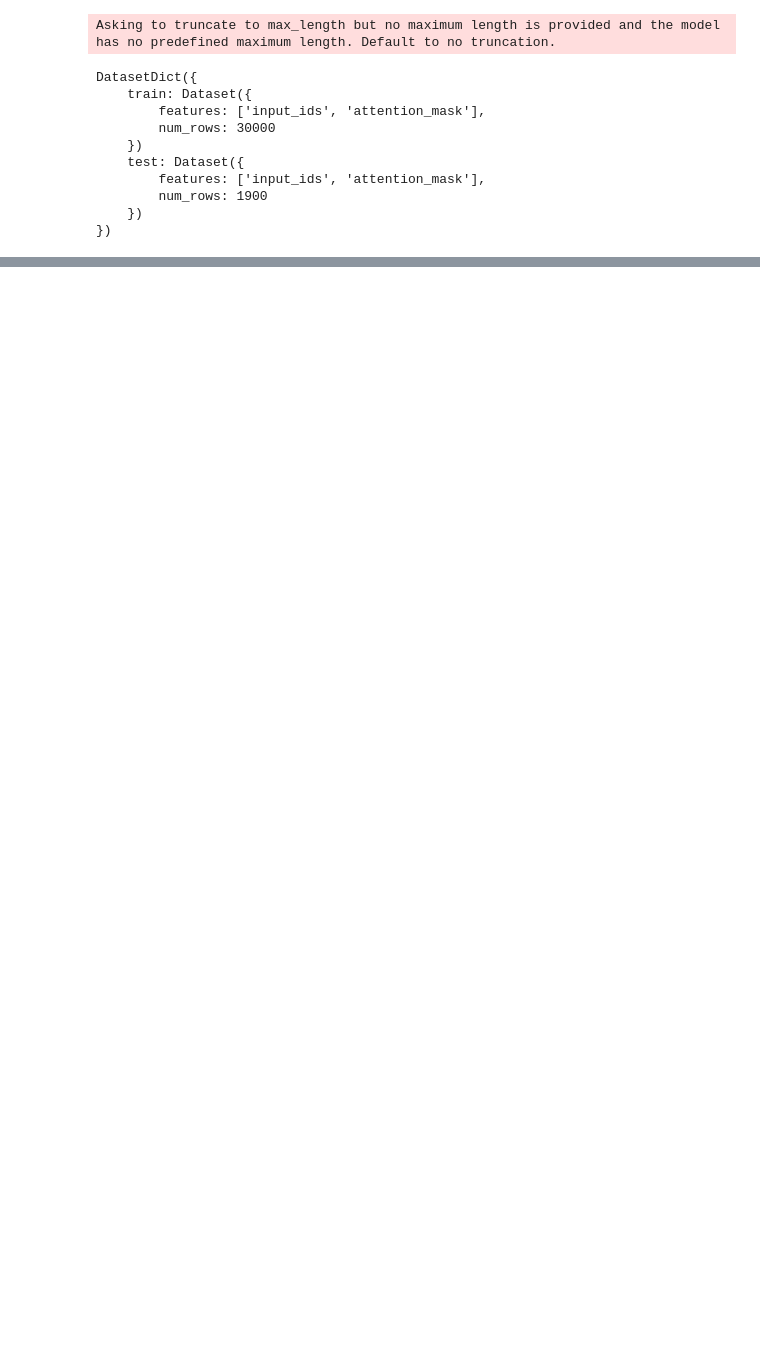
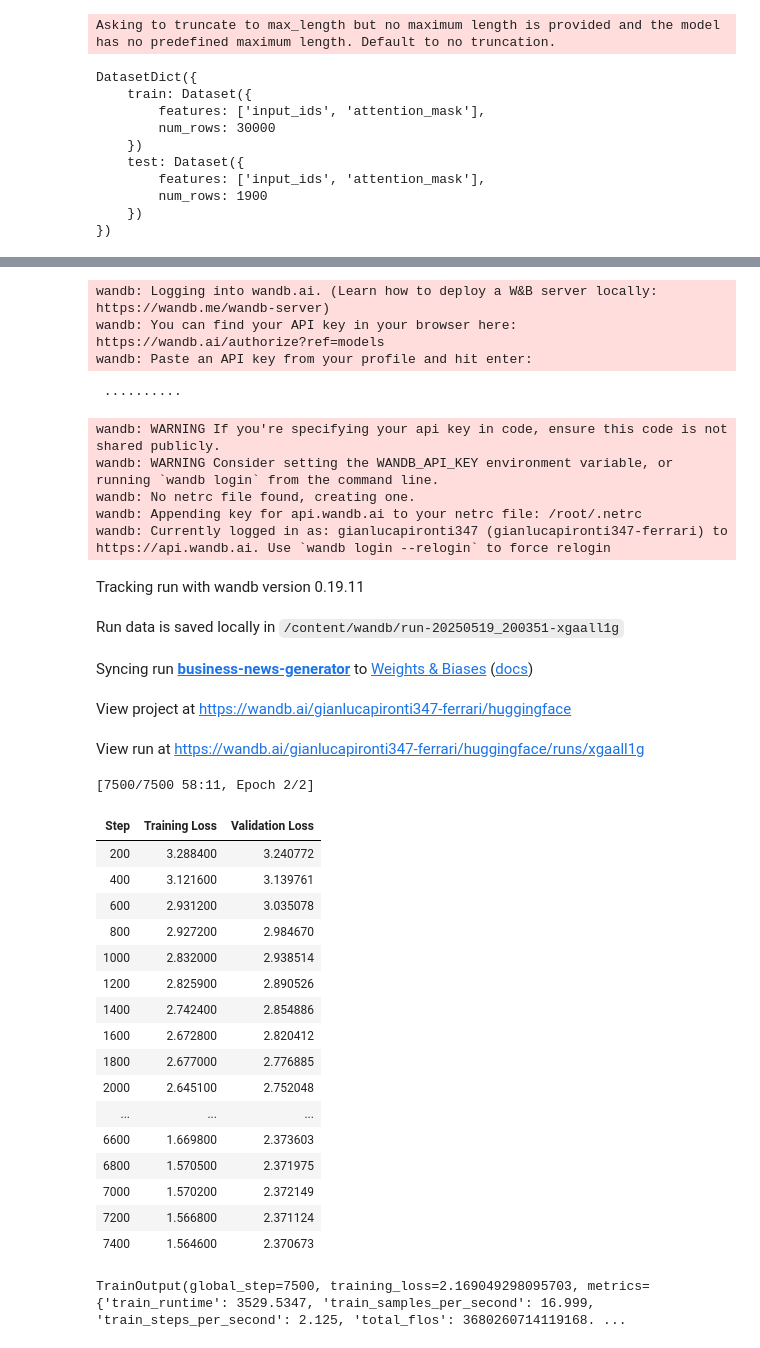
Before and after one commit to Aerospace87/ML-projects, a Jupyter notebook: genai/FineTuningLLM.ipynb, the cells around one changed output, grey strips where cells are left out. Saved outputs shown, nothing was run; the diff lists cells and outputs as text; code cells hidden in the pictures; blank space fills up the shorter version.

Commit message:
Training for text generation

```diff
--- a/genai/FineTuningLLM.ipynb
+++ b/genai/FineTuningLLM.ipynb
@@ -366,3 +369,15 @@ training_args = TrainingArguments(
   eval_steps=200,
   logging_steps=200
 )
+# %%
+trainer = Trainer(
+  model=model,
+  tokenizer=tokenizer,
+  args=training_args,
+  data_collator=data_collator,
+  train_dataset = tokenized_datasets['train'],
+  eval_dataset = tokenized_datasets['test']
+)
+# %%
+trainer.train()
+# %% [output]
@@ -368,0 +386,33 @@ training_args = TrainingArguments(
+wandb: Logging into wandb.ai. (Learn how to deploy a W&B server locally: https://wandb.me/wandb-server)
+wandb: You can find your API key in your browser here: https://wandb.ai/authorize?ref=models
+wandb: Paste an API key from your profile and hit enter:
+ ··········
+wandb: WARNING If you're specifying your api key in code, ensure this code is not shared publicly.
+wandb: WARNING Consider setting the WANDB_API_KEY environment variable, or running `wandb login` from the command line.
+wandb: No netrc file found, creating one.
+wandb: Appending key for api.wandb.ai to your netrc file: /root/.netrc
+wandb: Currently logged in as: gianlucapironti347 (gianlucapironti347-ferrari) to https://api.wandb.ai. Use `wandb login --relogin` to force relogin
+Tracking run with wandb version 0.19.11
+Run data is saved locally in /content/wandb/run-20250519_200351-xgaall1g
+Syncing run business-news-generator to Weights & Biases (docs)
+View project at https://wandb.ai/gianlucapironti347-ferrari/huggingface
+View run at https://wandb.ai/gianlucapironti347-ferrari/huggingface/runs/xgaall1g
+[7500/7500 58:11, Epoch 2/2]
+| Step | Training Loss | Validation Loss |
+| 200 | 3.288400 | 3.240772 |
+| 400 | 3.121600 | 3.139761 |
+| 600 | 2.931200 | 3.035078 |
+| 800 | 2.927200 | 2.984670 |
+| 1000 | 2.832000 | 2.938514 |
+| 1200 | 2.825900 | 2.890526 |
+| 1400 | 2.742400 | 2.854886 |
+| 1600 | 2.672800 | 2.820412 |
+| 1800 | 2.677000 | 2.776885 |
+| 2000 | 2.645100 | 2.752048 |
+| ... | ... | ... |
+| 6600 | 1.669800 | 2.373603 |
+| 6800 | 1.570500 | 2.371975 |
+| 7000 | 1.570200 | 2.372149 |
+| 7200 | 1.566800 | 2.371124 |
+| 7400 | 1.564600 | 2.370673 |
+TrainOutput(global_step=7500, training_loss=2.169049298095703, metrics={'train_runtime': 3529.5347, 'train_samples_per_second': 16.999, 'train_steps_per_second': 2.125, 'total_flos': 3680260714119168. ...
```
Also changed, not shown: parts of 2 cells of this notebook.
